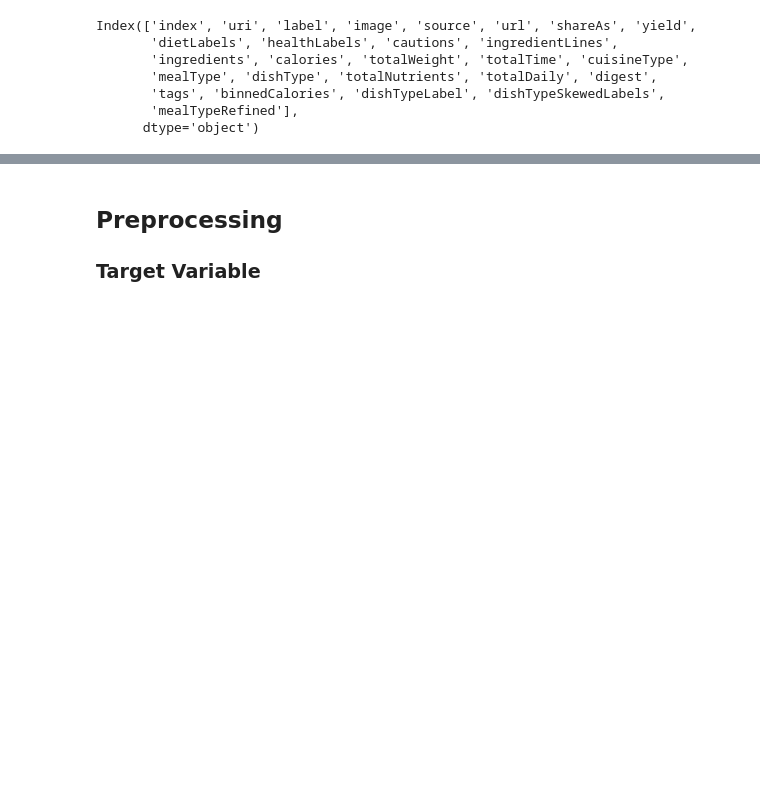
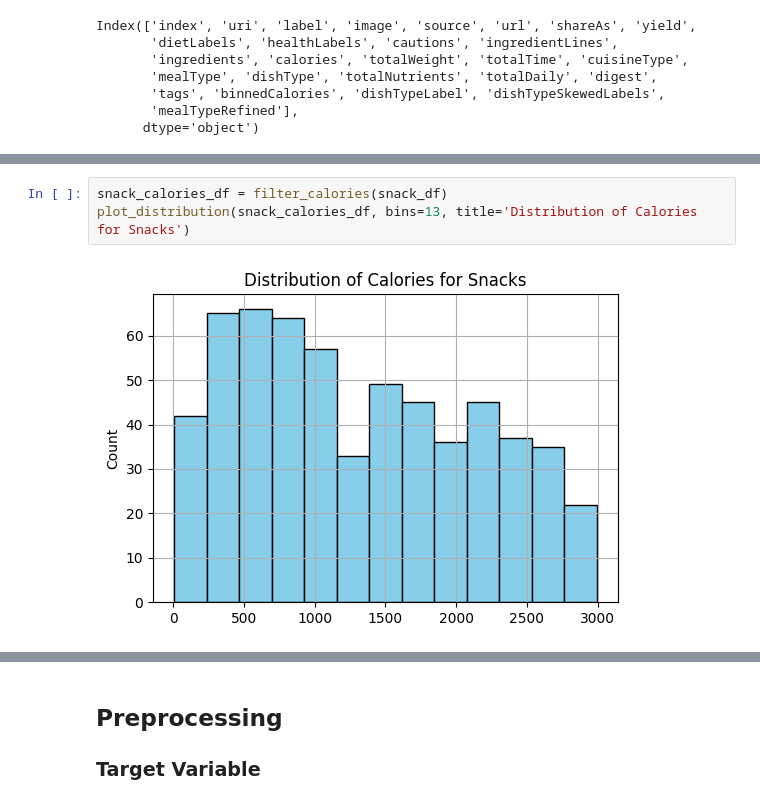
Before and after one commit to RavinderRai/iifymate, a Jupyter notebook: ClassificationModels.ipynb, the cells around one changed output, grey strips where cells are left out. Cells and saved outputs as stored; diff of their text form; blank space fills up the shorter version.

```diff
--- a/ClassificationModels.ipynb
+++ b/ClassificationModels.ipynb
@@ -646,0 +658,5 @@ Index(['index', 'uri', 'label', 'image', 'source', 'url', 'shareAs', 'yield',
+# %%
+snack_calories_df = filter_calories(snack_df)
+plot_distribution(snack_calories_df, bins=13, title='Distribution of Calories for Snacks')
+# %% [output]
+[figure, added]
```
Also changed, not shown: parts of 50 cells of this notebook.
